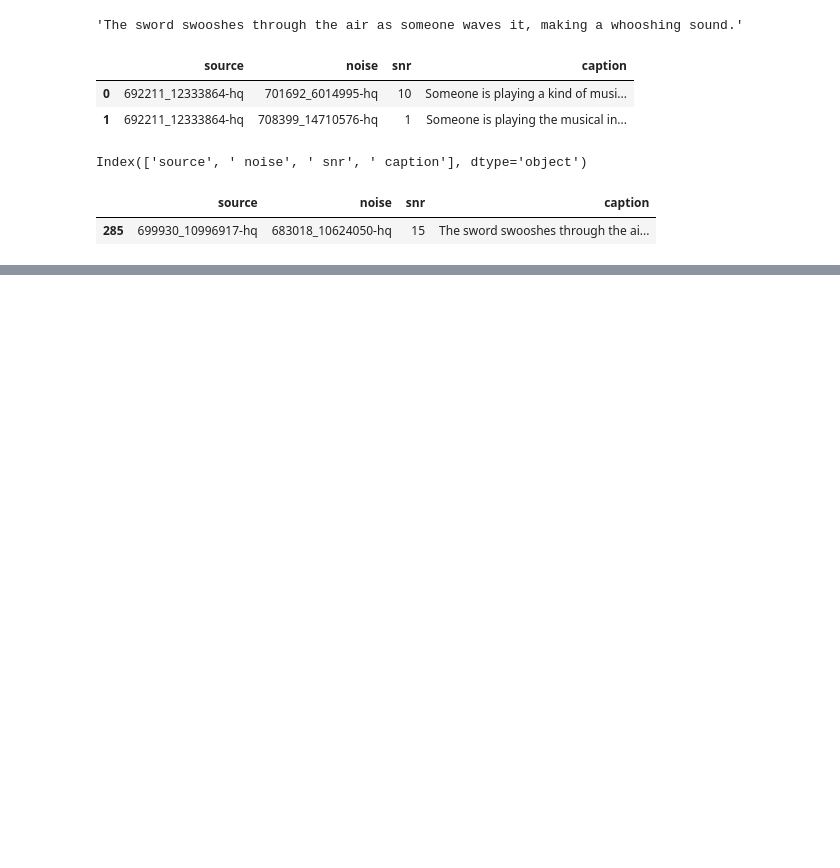
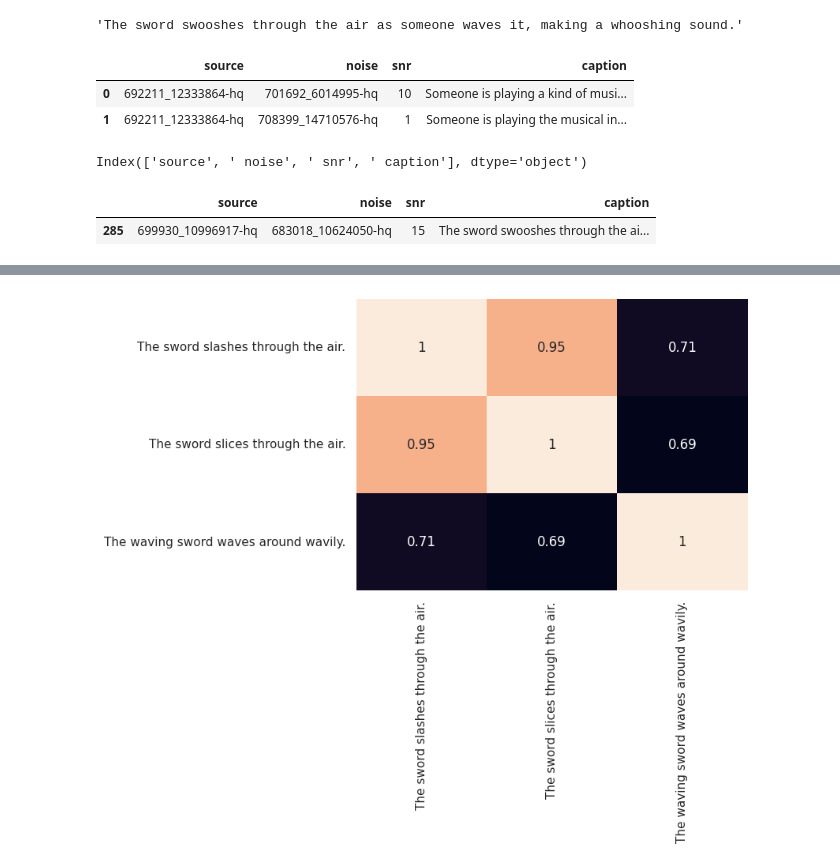
Before and after one commit to Vincent-La/lass-final-project, a Jupyter notebook: caption_engineering.ipynb, the cells around one changed output, grey strips where cells are left out. Saved outputs shown, nothing was run; the diff lists cells and outputs as text; code cells hidden in the pictures; blank space fills up the shorter version.

```diff
--- a/caption_engineering.ipynb
+++ b/caption_engineering.ipynb
@@ -233,0 +268,22 @@ df_op.to_csv('results/op_sword_wave.csv', index = None)
+# %%
+from models.one_peace_encoder import ONE_PEACE_Encoder
+# ONE_PEACE modelhub expects some paths to be relative to this dir
+os.chdir('ONE-PEACE/')
+# TODO:path in shared scratch dir for now..., move to class project dir whenever we get that
+query_encoder = ONE_PEACE_Encoder(pretrained_path=op_encoder_checkpoint_path)
+os.chdir('..')
+
+# put ONE-PEACE model in eval model (probably unecessary)
+query_encoder.model.model.eval()
+# %%
+caption_embeddings = []
+model = query_encoder.model
+for caption in captions:
+    src_tokens = model.process_text([caption])
+    caption_embeddings.append(model.extract_text_features(src_tokens).cpu())
+# %%
+c_matrix = np.zeros((3,3))
+for i in range(c_matrix.shape[0]):
+    for j in range(i,c_matrix.shape[1]):
+        c_matrix[i,j] = caption_embeddings[i] @ caption_embeddings[j].T
+        c_matrix[j,i] = caption_embeddings[i] @ caption_embeddings[j].T
@@ -233,0 +296,6 @@ df_op.to_csv('results/op_sword_wave.csv', index = None)
+# %%
+sns.set_theme()
+sns.heatmap(c_matrix, xticklabels=captions, yticklabels=captions, annot=True,cbar=False)
+plt.savefig('plots/op_cmatrix.png', dpi=600)
+# %% [output]
+[figure, added]
```
Also changed, not shown: parts of 13 cells of this notebook, 2 other files.
